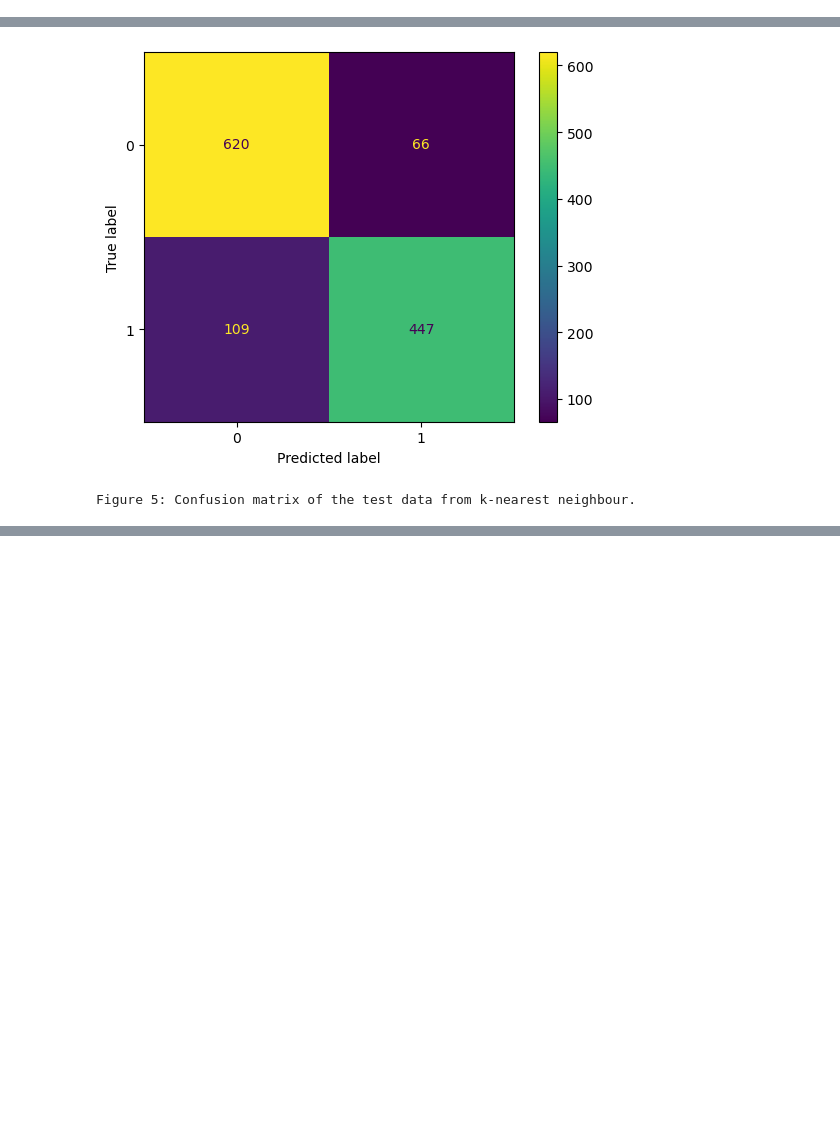
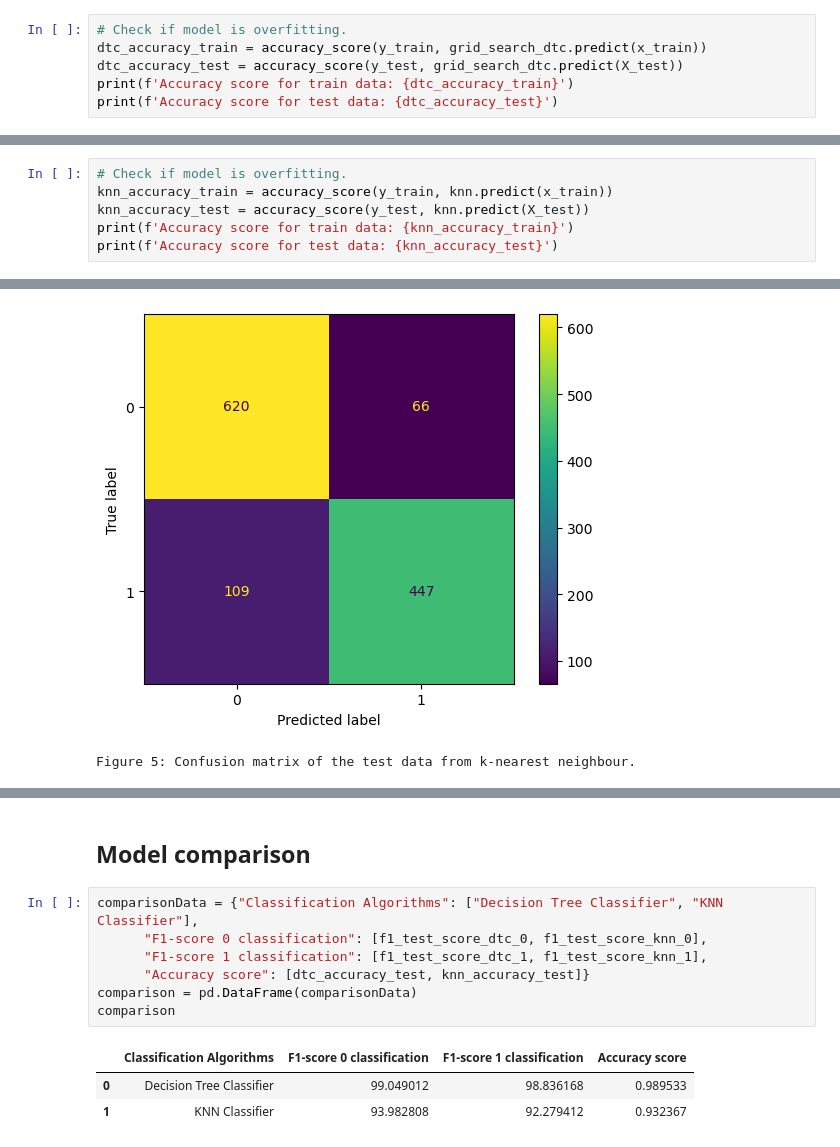
Before and after one commit to Fryke/MRIclassifier, a Jupyter notebook: DSC vs KNN.ipynb, the cells around one changed output, grey strips where cells are left out. Cells and saved outputs as stored; diff of their text form; blank space fills up the shorter version.

```diff
--- a/DSC vs KNN.ipynb
+++ b/DSC vs KNN.ipynb
@@ -153,3 +154,9 @@ print(f'Best estimators for the dataset are: {grid_search_dtc.best_estimator_}')
 Score for our testing dataset is: 98.84%
 Best estimators for the dataset are: DecisionTreeClassifier(criterion='entropy', max_depth=6, max_features='log2',
                        min_samples_split=3, random_state=0)
+# %%
+# Check if model is overfitting.
+dtc_accuracy_train = accuracy_score(y_train, grid_search_dtc.predict(x_train))
+dtc_accuracy_test = accuracy_score(y_test, grid_search_dtc.predict(X_test))
+print(f'Accuracy score for train data: {dtc_accuracy_train}')
+print(f'Accuracy score for test data: {dtc_accuracy_test}')
@@ -291,3 +301,9 @@ f1_test_score_knn_1 = f1_score(y_test, y_test_pred) * 100
 print("F1-score for our testing dataset with tuning is : {:.2f}%".format(f1_test_score_knn_1) )
 # %% [output]
 F1-score for our testing dataset with tuning is : 92.28%
+# %%
+# Check if model is overfitting.
+knn_accuracy_train = accuracy_score(y_train, knn.predict(x_train))
+knn_accuracy_test = accuracy_score(y_test, knn.predict(X_test))
+print(f'Accuracy score for train data: {knn_accuracy_train}')
+print(f'Accuracy score for test data: {knn_accuracy_test}')
@@ -337,0 +345,13 @@ comparison
+# %% [markdown]
+## Model comparison
+# %%
+comparisonData = {"Classification Algorithms": ["Decision Tree Classifier", "KNN Classifier"],
+      "F1-score 0 classification": [f1_test_score_dtc_0, f1_test_score_knn_0],
+      "F1-score 1 classification": [f1_test_score_dtc_1, f1_test_score_knn_1],
+      "Accuracy score": [dtc_accuracy_test, knn_accuracy_test]}
+comparison = pd.DataFrame(comparisonData)
+comparison
+# %% [output]
+|  | Classification Algorithms | F1-score 0 classification | F1-score 1 classification | Accuracy score |
+| 0 | Decision Tree Classifier | 99.049012 | 98.836168 | 0.989533 |
+| 1 | KNN Classifier | 93.982808 | 92.279412 | 0.932367 |
```
Also changed, not shown: parts of 9 cells of this notebook.
